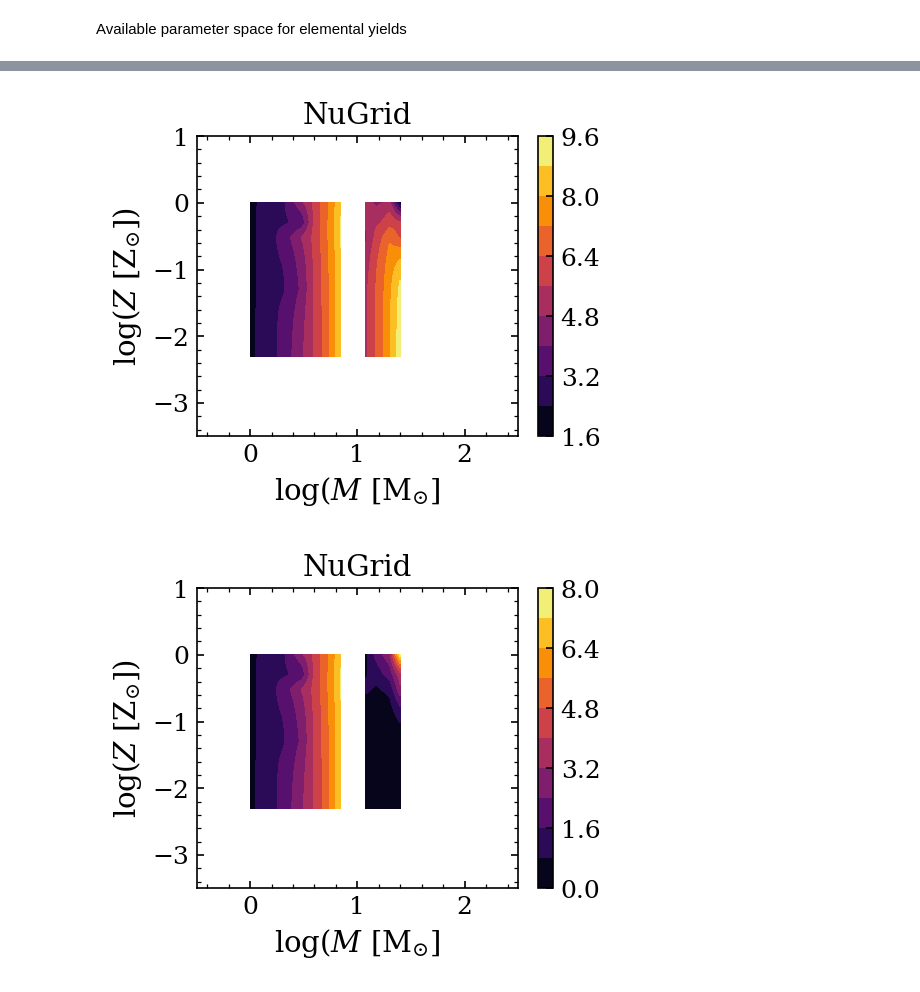
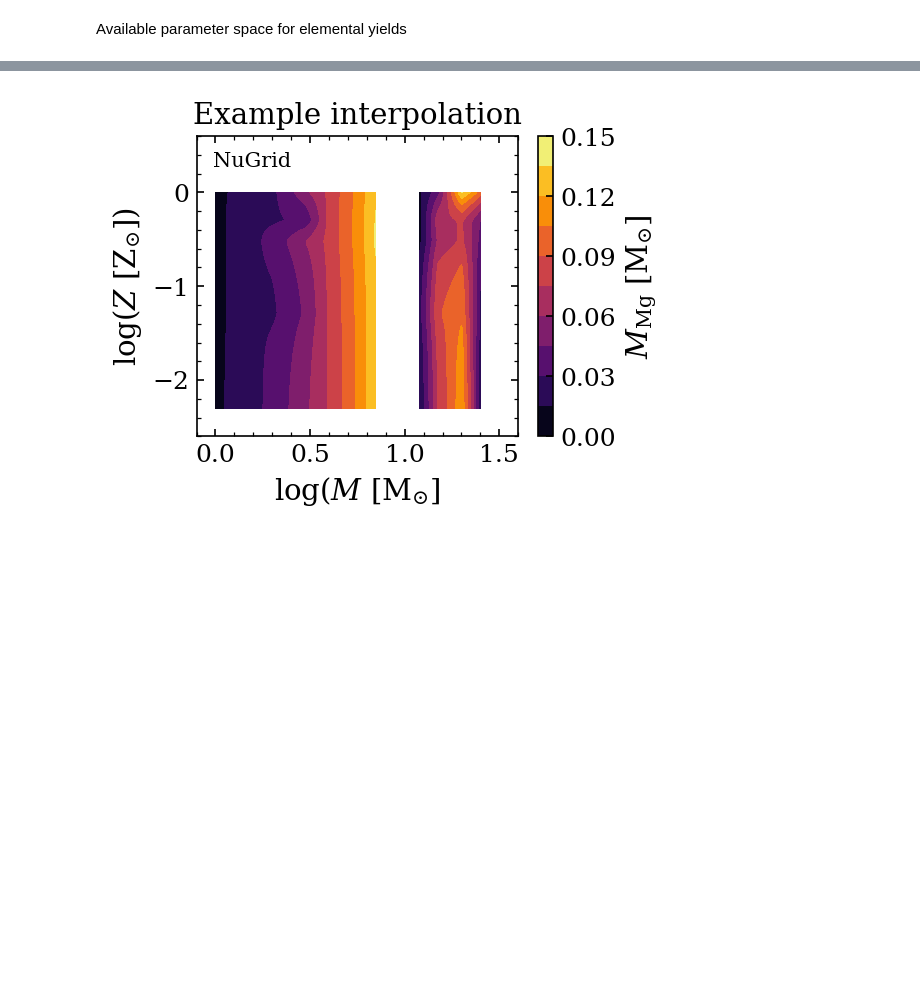
Before and after one commit to arsenal-popsynth/arsenal_gear, a Jupyter notebook: paper_plots.ipynb, the cells around one changed output, grey strips where cells are left out. Cells and saved outputs as stored; diff of their text form; code cells hidden in the pictures; blank space fills up the shorter version.

Commit message:
added example plots for interpolation and parameter coverage

```diff
--- a/paper_plots.ipynb
+++ b/paper_plots.ipynb
@@ -196,71 +222,38 @@ plt.show()
 # %%
 fig = plt.figure()
+plt.title('Example interpolation')
 plt.xlabel(r"$\log(M\ [{\rm M}_{\odot}$]")
 plt.ylabel(r"$\log(Z\ [{\rm Z}_{\odot}$])")
-plt.xlim(-0.5,2.5)
-plt.ylim(-3.5, 1)
+plt.xlim(-0.1, 1.6)
+plt.ylim(-2.6, 0.6)
 
 yields = ag.element_yields.NuGrid()
+plt.text(0.05, 0.95, yields.name, transform=plt.gca().transAxes, fontsize=10, ha='left', va='top')
 mass = np.logspace(np.log10(np.min(yields.lo_mass)), np.log10(np.max(yields.lo_mass)), 64)
 met= np.logspace(np.log10(np.min(yields.metal)), np.log10(np.max(yields.metal)), 64)
 rot = 0*u.km/u.s
 
 arr_mass, arr_met = np.meshgrid(mass, met)
 msp = ag.population.StarPopulation(mass=arr_mass.flatten()*u.M_sun, metals=arr_met.flatten()*u.dimensionless_unscaled, rot=150*u.km/u.s)
 
 yld = yields.agb_yields('H', msp, interpolate='linear')
 yld = yld['H'].reshape(arr_mass.shape).value
-plt.title(yields.name)
 cf = plt.contourf(np.log10(arr_mass), np.log10(arr_met/0.02), yld, levels=10, cmap='inferno')
 
 mass = np.logspace(np.log10(np.min(yields.hi_mass)), np.log10(np.max(yields.hi_mass)), 64)
 met= np.logspace(np.log10(np.min(yields.metal)), np.log10(np.max(yields.metal)), 64)
 rot = 0*u.km/u.s
 
 arr_mass, arr_met = np.meshgrid(mass, met)
 msp = ag.population.StarPopulation(mass=arr_mass.flatten()*u.M_sun, metals=arr_met.flatten()*u.dimensionless_unscaled, rot=150*u.km/u.s)
 
-yld = yields.ccsn_yields('H', msp, interpolate='linear')
-yld = yld['H'].reshape(arr_mass.shape).value
+yld = yields.ccsn_yields('Mg', msp, interpolate='linear')
+yld = yld['Mg'].reshape(arr_mass.shape).value
 cf = plt.contourf(np.log10(arr_mass), np.log10(arr_met/0.02), yld, levels=10, cmap='inferno')
-plt.colorbar(cf)
-
+cbar = plt.colorbar(cf)
+cbar.set_label(r"$M_{\rm Mg}\ [{\rm M}_{\odot}]$")
 plt.show()
-
-fig = plt.figure()
-plt.xlabel(r"$\log(M\ [{\rm M}_{\odot}$]")
-plt.ylabel(r"$\log(Z\ [{\rm Z}_{\odot}$])")
-plt.xlim(-0.5,2.5)
-plt.ylim(-3.5, 1)
-
-yields = ag.element_yields.NuGrid()
-mass = np.logspace(np.log10(np.min(yields.lo_mass)), np.log10(np.max(yields.lo_mass)), 64)
-met= np.logspace(np.log10(np.min(yields.metal)), np.log10(np.max(yields.metal)), 64)
-rot = 0*u.km/u.s
-
-arr_mass, arr_met = np.meshgrid(mass, met)
-msp = ag.population.StarPopulation(mass=arr_mass.flatten()*u.M_sun, metals=arr_met.flatten()*u.dimensionless_unscaled, rot=150*u.km/u.s)
-
-yld = yields.agb_yields('H', msp, interpolate='linear')
-yld = yld['H'].reshape(arr_mass.shape).value
-plt.title(yields.name)
-cf = plt.contourf(np.log10(arr_mass), np.log10(arr_met/0.02), yld, levels=10, cmap='inferno')
-
-mass = np.logspace(np.log10(np.min(yields.hi_mass)), np.log10(np.max(yields.hi_mass)), 64)
-met= np.logspace(np.log10(np.min(yields.metal)), np.log10(np.max(yields.metal)), 64)
-rot = 0*u.km/u.s
-
-arr_mass, arr_met = np.meshgrid(mass, met)
-msp = ag.population.StarPopulation(mass=arr_mass.flatten()*u.M_sun, metals=arr_met.flatten()*u.dimensionless_unscaled, rot=150*u.km/u.s)
-
-yld = yields.wind_yields('H', msp, interpolate='linear')
-yld = yld['H'].reshape(arr_mass.shape).value
-cf = plt.contourf(np.log10(arr_mass), np.log10(arr_met/0.02), yld, levels=10, cmap='inferno')
-plt.colorbar(cf)
-
-plt.show()
 # %% [output]
-[figure, old version]
+[figure, new version]
-[figure, removed]
 # %%
 fig = plt.figure()
```
Also changed, not shown: parts of 10 cells of this notebook.
